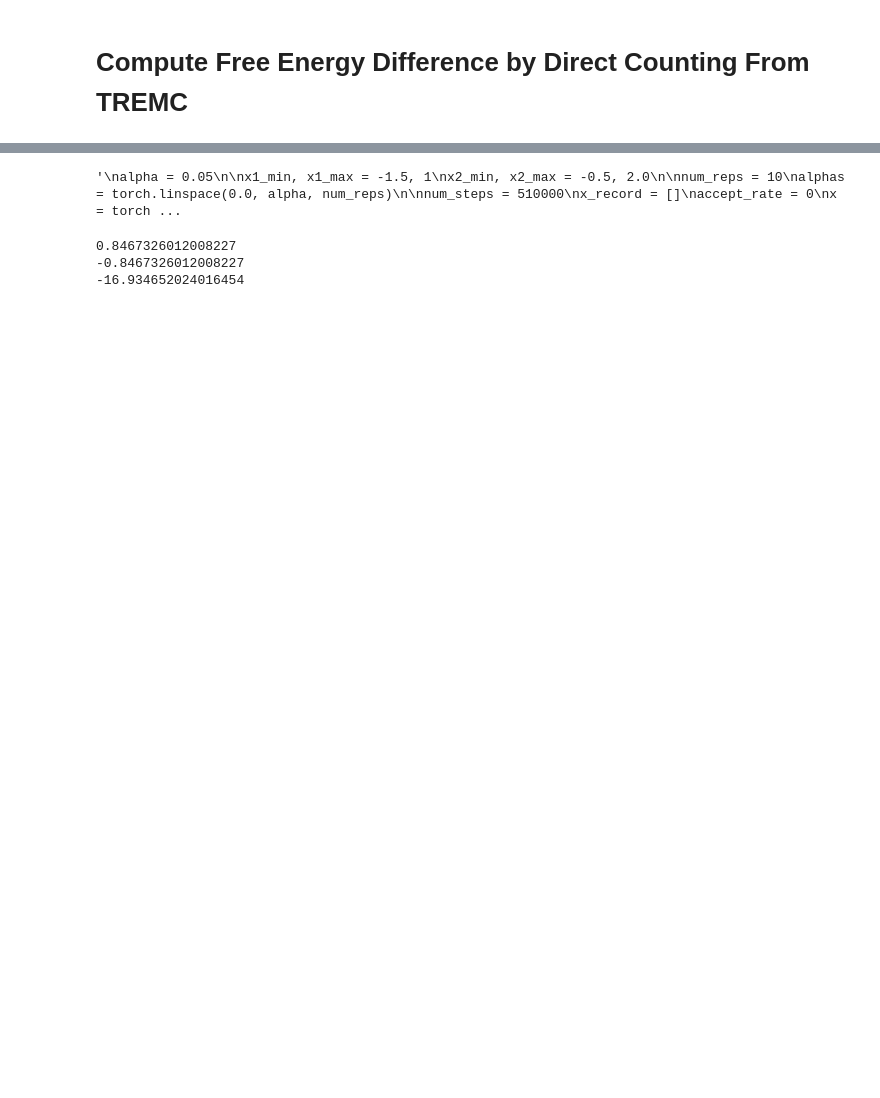
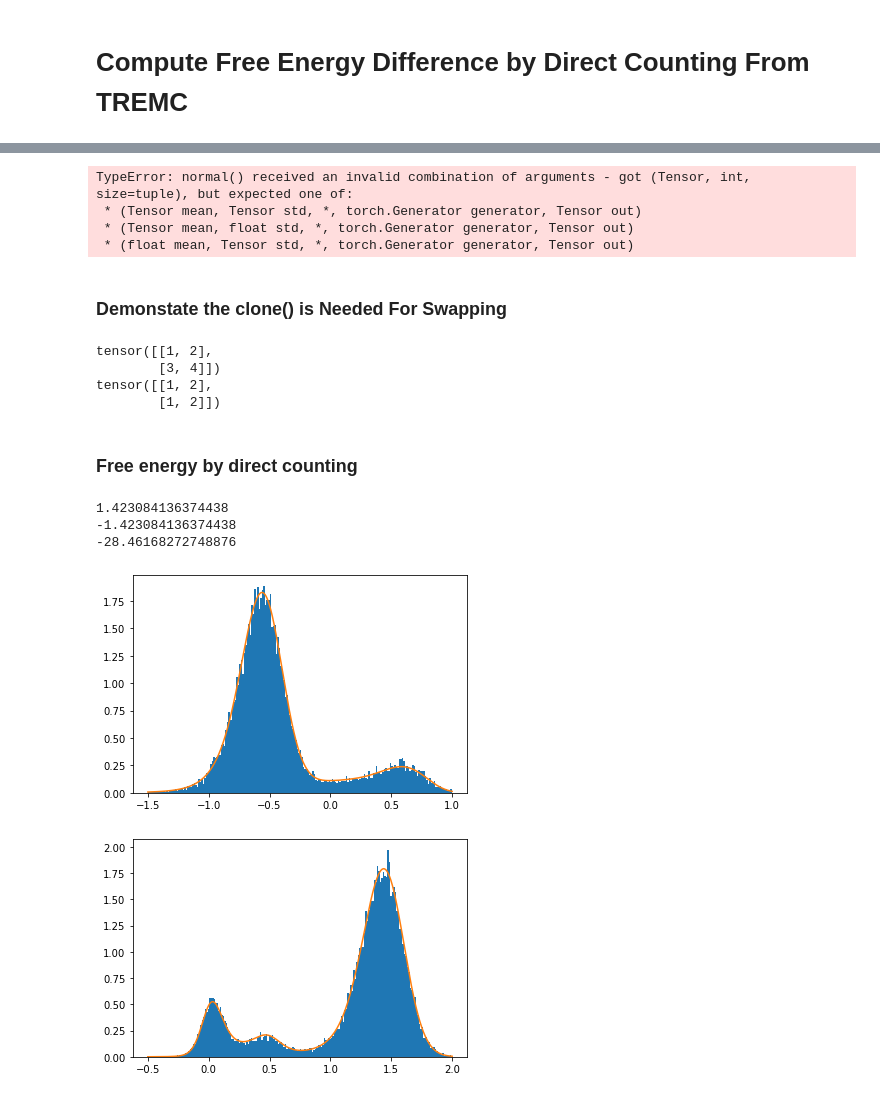
Before and after one commit to BloonCorps/IAP2022, a Jupyter notebook: my_experiments/free_energy_on_muller_potential.ipynb, the cells around one changed output, grey strips where cells are left out. Saved outputs shown, nothing was run; the diff lists cells and outputs as text; code cells hidden in the pictures; blank space fills up the shorter version.

```diff
--- a/my_experiments/free_energy_on_muller_potential.ipynb
+++ b/my_experiments/free_energy_on_muller_potential.ipynb
@@ -133,14 +136,13 @@ plt.scatter(xp[:,0], xp[:,1], s = 0.1)
 # %%
-#Sample with TREMC
 alpha = 0.05
 
 x1_min, x1_max = -1.5, 1
 x2_min, x2_max = -0.5, 2.0
 
 num_reps = 10
-alphas = torch.linspace(0.0, alpha, num_reps)
+alphas = torch.linspace(0.001, alpha, num_reps)
 
-num_steps = 5100000
+num_steps = 300000
 x_record = []
 accept_rate = 0
 x = torch.stack((x1_min + torch.rand(num_reps)*(x1_max - x1_min),
@@ -150,11 +152,11 @@ x = torch.stack((x1_min + torch.rand(num_reps)*(x1_max - x1_min),
 energy = compute_Muller_potential(1.0, x)
 
 for k in range(num_steps):
-    if (k + 1) % 100000 == 0:
+    if (k + 1) % 50000 == 0:
         print("idx of steps: {}".format(k))
 
     ## sampling within each replica
-    delta_x = torch.normal(0, 1, size = (num_reps, 2))*0.3
+    delta_x = torch.normal(0, 1, size = (num_reps, 2))*0.5
     x_p = x + delta_x
     energy_p = compute_Muller_potential(1.0, x_p)
 
@@ -176,25 +178,49 @@ for k in range(num_steps):
 
     ## exchange
     if k % 10 == 0:
+        x_ori = x
         for i in range(1, num_reps):
             accept_prop = torch.exp((alphas[i] - alphas[i-1])*(energy[i] - energy[i-1]))
             accept_flag = torch.rand(1) < accept_prop
             if accept_flag.item():
-                tmp = x[i]
-                x[i] = x[i-1]
-                x[i-1] = tmp
+                tmp = x[i].clone()
+                x[i] = x[i-1].clone()
+                x[i-1] = tmp.clone() #im not sure if the third clone is nessesary
 
-                tmp = energy[i]
-                energy[i] = energy[i-1]
-                energy[i-1] = tmp
+                tmp = energy[i].clone()
+                energy[i] = energy[i-1].clone()
+                energy[i-1] = tmp.clone()
 
-        if k >= 10000:
+        if k >= 20000:
             x_record.append(x.clone().numpy())
 
 x_record = np.array(x_record)
 # %% [output]
-'\nalpha = 0.05\n\nx1_min, x1_max = -1.5, 1\nx2_min, x2_max = -0.5, 2.0\n\nnum_reps = 10\nalphas = torch.linspace(0.0, alpha, num_reps)\n\nnum_steps = 510000\nx_record = []\naccept_rate = 0\nx = torch ...
+TypeError: normal() received an invalid combination of arguments - got (Tensor, int, size=tuple), but expected one of:
+ * (Tensor mean, Tensor std, *, torch.Generator generator, Tensor out)
+ * (Tensor mean, float std, *, torch.Generator generator, Tensor out)
+ * (float mean, Tensor std, *, torch.Generator generator, Tensor out)
+# %% [markdown]
+### Demonstate the clone() is Needed For Swapping
+# %%
+test = torch.tensor([[1,2], [3,4]])
+print(test)
+#swap code
+tmp = test[1]
+test[1] = test[0]
+test[0] = test[1]
+#shows code after swapping
+print(test)
+# %% [output]
+tensor([[1, 2],
+        [3, 4]])
+tensor([[1, 2],
+        [1, 2]])
+# %% [markdown]
+### Free energy by direct counting
 # %%
+xp = x_record[:, -1, :]
+
 basin1_N = 0
 basin2_N = 0
 
@@ -208,16 +234,34 @@ print(np.log(basin1_N/basin2_N))
 print(np.log(basin2_N/basin1_N))
 print(-(1/beta)*np.log(basin1_N/basin2_N))
 # %% [output]
-0.8467326012008227
--0.8467326012008227
--16.934652024016454
+1.423084136374438
+-1.423084136374438
+-28.46168272748876
 # %%
+x_record = np.array(x_record)
+xp = x_record[:, 9, :]
+
 x1, x2 = xp[:,0], xp[:,1]
 
-def p_x(x):
+def p_x_9(x):
     p_x = integrate.quad(lambda y: p_x_y(x, y), -0.5, 2)
     return p_x
 
-def p_y(y):
+def p_y_9(y):
     p_y = integrate.quad(lambda x: p_x_y(x, y), -1.5, 1)
     return p_y
+
+plt.hist(x1, density=True, bins = 200)
+lines = np.linspace(-1.5, 1, 1000)
+x1_curve = [p_x_9(l)[0] for l in lines]
+plt.plot(lines, x1_curve)
+plt.show()
+
+plt.hist(x2, density=True, bins = 200)
+lines = np.linspace(-0.5, 2.0, 1000)
+x2_curve = [p_y_9(l)[0] for l in lines]
+plt.plot(lines, x2_curve)
+plt.show()
+# %% [output]
+[figure, added]
+[figure, added]
```
Also changed, not shown: parts of 32 cells of this notebook, 6 other files.
